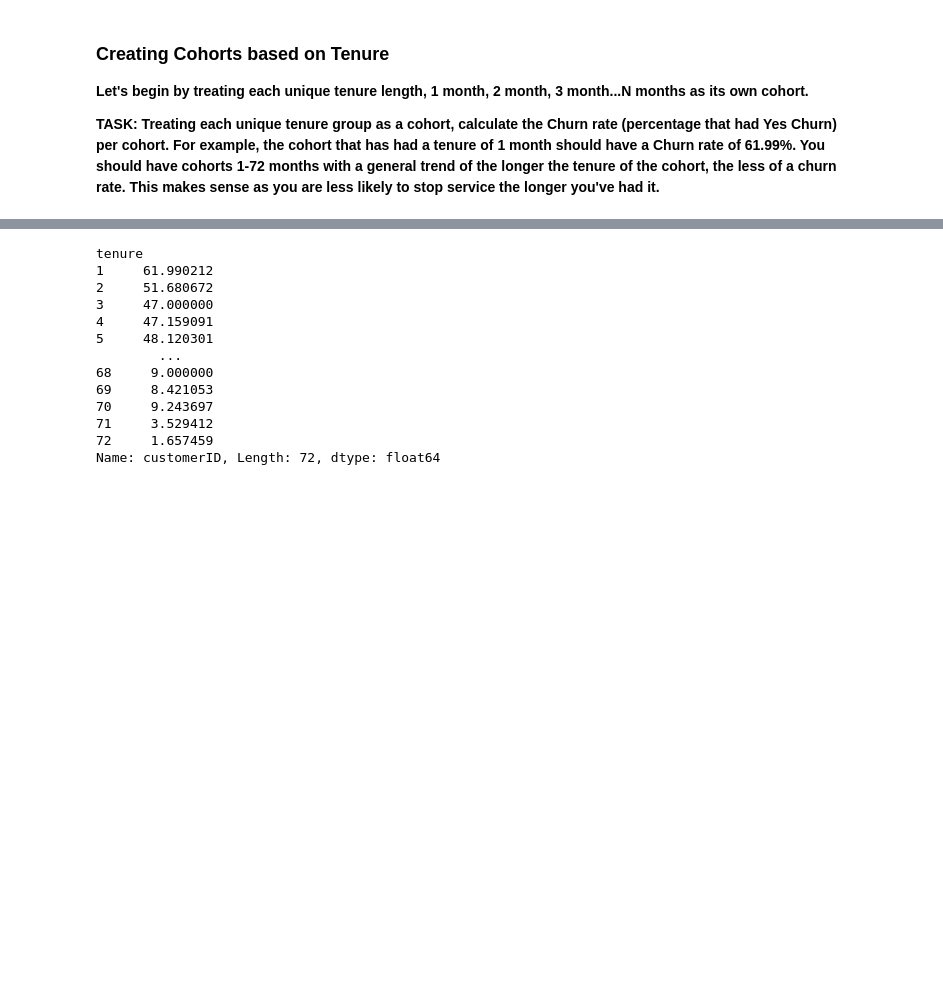
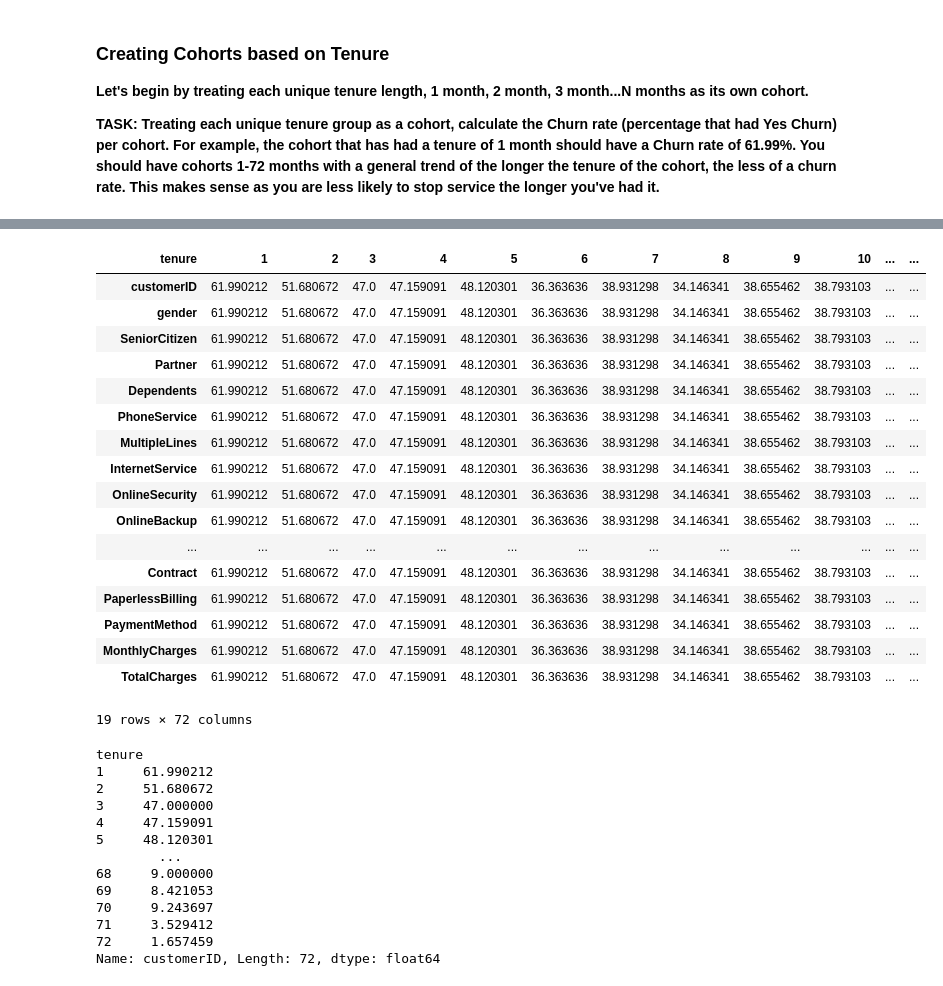
Before and after one commit to Vishal201TA/aiml_bootcamp, a Jupyter notebook: ML BootCamp/Day-7/Customer-Churn.ipynb, the cells around one changed output, grey strips where cells are left out. Drawn from its saved outputs; the diff is of its cells as text; code cells hidden in the pictures; blank space fills up the shorter version.

```diff
--- a/ML BootCamp/Day-7/Customer-Churn.ipynb
+++ b/ML BootCamp/Day-7/Customer-Churn.ipynb
@@ -237,5 +278,26 @@ yes_churn = df.groupby(['Churn','tenure']).count().transpose()['Yes']
 # %%
 churn_rate = 100 * yes_churn / (no_churn+yes_churn)
+# %%
+churn_rate
+# %% [output]
+| tenure | 1 | 2 | 3 | 4 | 5 | 6 | 7 | 8 | 9 | 10 | ... | ... |
+| customerID | 61.990212 | 51.680672 | 47.0 | 47.159091 | 48.120301 | 36.363636 | 38.931298 | 34.146341 | 38.655462 | 38.793103 | ... | ... |
+| gender | 61.990212 | 51.680672 | 47.0 | 47.159091 | 48.120301 | 36.363636 | 38.931298 | 34.146341 | 38.655462 | 38.793103 | ... | ... |
+| SeniorCitizen | 61.990212 | 51.680672 | 47.0 | 47.159091 | 48.120301 | 36.363636 | 38.931298 | 34.146341 | 38.655462 | 38.793103 | ... | ... |
+| Partner | 61.990212 | 51.680672 | 47.0 | 47.159091 | 48.120301 | 36.363636 | 38.931298 | 34.146341 | 38.655462 | 38.793103 | ... | ... |
+| Dependents | 61.990212 | 51.680672 | 47.0 | 47.159091 | 48.120301 | 36.363636 | 38.931298 | 34.146341 | 38.655462 | 38.793103 | ... | ... |
+| PhoneService | 61.990212 | 51.680672 | 47.0 | 47.159091 | 48.120301 | 36.363636 | 38.931298 | 34.146341 | 38.655462 | 38.793103 | ... | ... |
+| MultipleLines | 61.990212 | 51.680672 | 47.0 | 47.159091 | 48.120301 | 36.363636 | 38.931298 | 34.146341 | 38.655462 | 38.793103 | ... | ... |
+| InternetService | 61.990212 | 51.680672 | 47.0 | 47.159091 | 48.120301 | 36.363636 | 38.931298 | 34.146341 | 38.655462 | 38.793103 | ... | ... |
+| OnlineSecurity | 61.990212 | 51.680672 | 47.0 | 47.159091 | 48.120301 | 36.363636 | 38.931298 | 34.146341 | 38.655462 | 38.793103 | ... | ... |
+| OnlineBackup | 61.990212 | 51.680672 | 47.0 | 47.159091 | 48.120301 | 36.363636 | 38.931298 | 34.146341 | 38.655462 | 38.793103 | ... | ... |
+| ... | ... | ... | ... | ... | ... | ... | ... | ... | ... | ... | ... | ... |
+| Contract | 61.990212 | 51.680672 | 47.0 | 47.159091 | 48.120301 | 36.363636 | 38.931298 | 34.146341 | 38.655462 | 38.793103 | ... | ... |
+| PaperlessBilling | 61.990212 | 51.680672 | 47.0 | 47.159091 | 48.120301 | 36.363636 | 38.931298 | 34.146341 | 38.655462 | 38.793103 | ... | ... |
+| PaymentMethod | 61.990212 | 51.680672 | 47.0 | 47.159091 | 48.120301 | 36.363636 | 38.931298 | 34.146341 | 38.655462 | 38.793103 | ... | ... |
+| MonthlyCharges | 61.990212 | 51.680672 | 47.0 | 47.159091 | 48.120301 | 36.363636 | 38.931298 | 34.146341 | 38.655462 | 38.793103 | ... | ... |
+| TotalCharges | 61.990212 | 51.680672 | 47.0 | 47.159091 | 48.120301 | 36.363636 | 38.931298 | 34.146341 | 38.655462 | 38.793103 | ... | ... |
+19 rows × 72 columns
 # %%
 churn_rate.transpose()['customerID']
 # %% [output]
```
Also changed, not shown: parts of 55 cells of this notebook.
